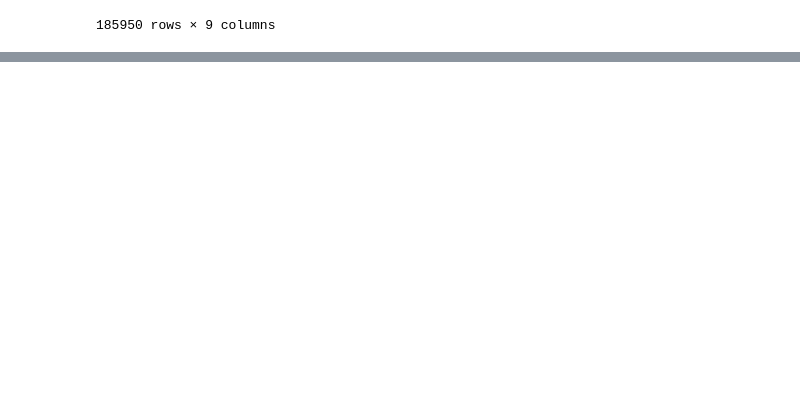
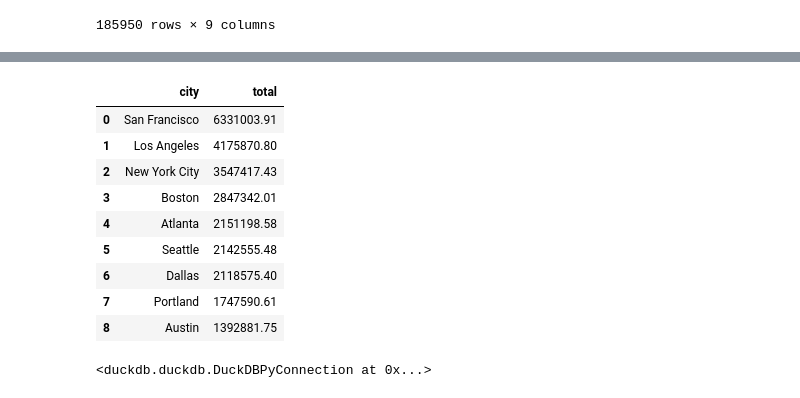
Before and after one commit to Margamtr/pruebas_duckdb, a Jupyter notebook: notebook.ipynb, the cells around one changed output, grey strips where cells are left out. Saved outputs shown, nothing was run; the diff lists cells and outputs as text; code cells hidden in the pictures; blank space fills up the shorter version.

```diff
--- a/notebook.ipynb
+++ b/notebook.ipynb
@@ -46,0 +190,30 @@ display(df)
+# %%
+#  seleeccionamo aquellas ciudades con mayor ventas ordenados de manera descendente.
+query_6="""
+SELECT
+    city,
+    SUM(reveneu) as total
+FROM  agregated_sales
+GROUP BY city
+ORDER BY total DESC
+"""
+conn.execute(query_6).df()
+# %% [output]
+|  | city | total |
+| 0 | San Francisco | 6331003.91 |
+| 1 | Los Angeles | 4175870.80 |
+| 2 | New York City | 3547417.43 |
+| 3 | Boston | 2847342.01 |
+| 4 | Atlanta | 2151198.58 |
+| 5 | Seattle | 2142555.48 |
+| 6 | Dallas | 2118575.40 |
+| 7 | Portland | 1747590.61 |
+| 8 | Austin | 1392881.75 |
+# %%
+# creamos un archivo .parquet que nos permite almacenamiento columnar de los datos:
+query_7= """
+COPY (FROM agregated_sales) TO 'agregated_sales.parquet' (FORMAT PARQUET)
+"""
+conn.execute(query_7)
+# %% [output]
+<duckdb.duckdb.DuckDBPyConnection at 0x...>
```
Also changed, not shown: parts of 13 cells of this notebook.
